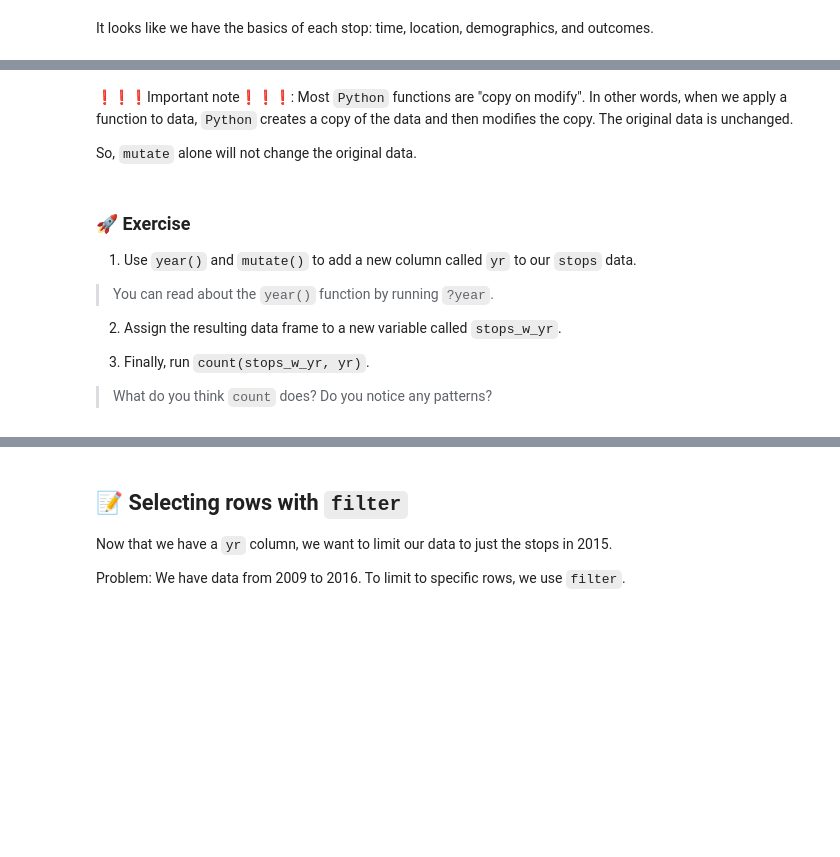
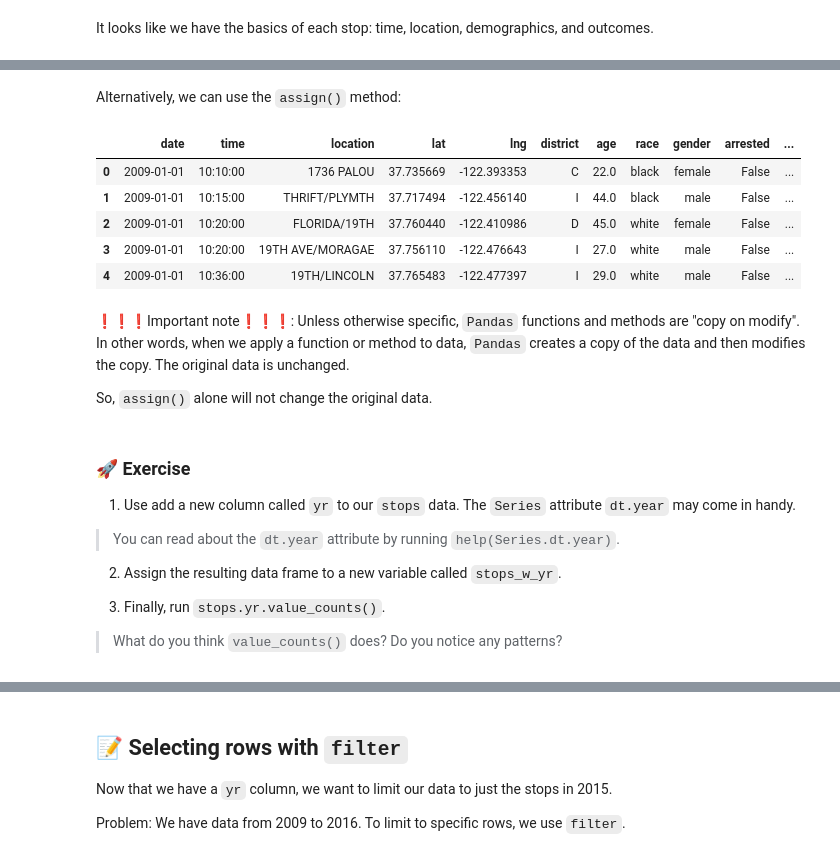
Before and after one commit to joshuagrossman/dsb-win-2023, a Jupyter notebook: opp-munging-plotting/opp-1-answers-python.ipynb, the cells around one changed output, grey strips where cells are left out. Saved outputs shown, nothing was run; the diff lists cells and outputs as text; code cells hidden in the pictures; blank space fills up the shorter version.

```diff
--- a/opp-munging-plotting/opp-1-answers-python.ipynb
+++ b/opp-munging-plotting/opp-1-answers-python.ipynb
@@ -209,7 +156,7 @@ Problem: We don't have a `year` column. To add new columns, we use `mutate`.
 
 For example, here's how we could add a column to `stops` containing the first digit of the driver's age.
 # %%
-stops %>%
-    mutate(age_first_digit = round(age/10)) %>%
-    head()
+stops['age_first_digit'] = round(stops['age']/10)
+
+stops['age_first_digit'].head()
 # %% [output]
@@ -225,16 +169,35 @@ A tibble: 6 × 14
+# %% [markdown]
+Alternatively, we can use the `assign()` method:
+# %%
+# assign() applies the anonymous function directly to the data.
+# We can chain Pandas methods to make our code more readable
+# The outer parentheses allow us to avoid using a continuation character `\`
+# at the end of each line.
+(
+    stops
+    .assign(age_first_digit = lambda df: round(df.age/10))
+    .head()
+)
+# %% [output]
+|  | date | time | location | lat | lng | district | age | race | gender | arrested | ... |
+| 0 | 2009-01-01 | 10:10:00 | 1736 PALOU | 37.735669 | -122.393353 | C | 22.0 | black | female | False | ... |
+| 1 | 2009-01-01 | 10:15:00 | THRIFT/PLYMTH | 37.717494 | -122.456140 | I | 44.0 | black | male | False | ... |
+| 2 | 2009-01-01 | 10:20:00 | FLORIDA/19TH | 37.760440 | -122.410986 | D | 45.0 | white | female | False | ... |
+| 3 | 2009-01-01 | 10:20:00 | 19TH AVE/MORAGAE | 37.756110 | -122.476643 | I | 27.0 | white | male | False | ... |
+| 4 | 2009-01-01 | 10:36:00 | 19TH/LINCOLN | 37.765483 | -122.477397 | I | 29.0 | white | male | False | ... |
 # %% [markdown]
-❗❗❗Important note❗❗❗: Most `Python` functions are "copy on modify". In other words, when we apply a function to data, `Python` creates a copy of the data and then modifies the copy. The original data is unchanged.
+❗❗❗Important note❗❗❗: Unless otherwise specific, `Pandas` functions and methods are "copy on modify". In other words, when we apply a function or method to data, `Pandas` creates a copy of the data and then modifies the copy. The original data is unchanged.
 
-So, `mutate` alone will not change the original data.
+So, `assign()` alone will not change the original data.
 # %% [markdown]
 ### 🚀 Exercise
 
-1. Use `year()` and `mutate()` to add a new column called `yr` to our `stops` data.
+1. Use add a new column called `yr` to our `stops` data. The `Series` attribute `dt.year` may come in handy.
 
-> You can read about the `year()` function by running `?year`.
+> You can read about the `dt.year` attribute by running `help(Series.dt.year)`.
 
 2. Assign the resulting data frame to a new variable called `stops_w_yr`.
 
-3. Finally, run `count(stops_w_yr, yr)`.
+3. Finally, run `stops.yr.value_counts()`.
 
-> What do you think `count` does? Do you notice any patterns?
+> What do you think `value_counts()` does? Do you notice any patterns?
```
Also changed, not shown: parts of 22 cells of this notebook, 3 other files.
